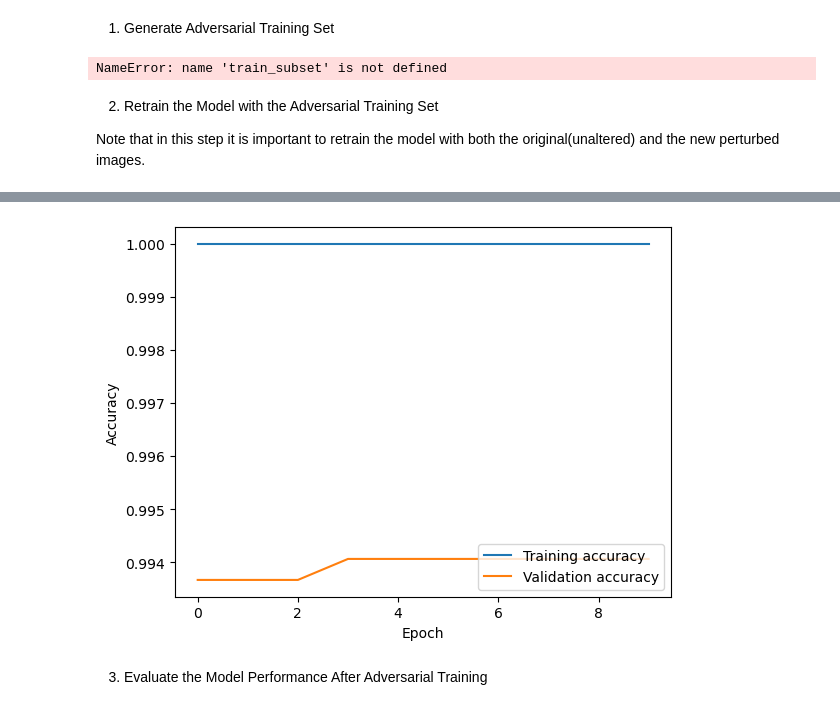
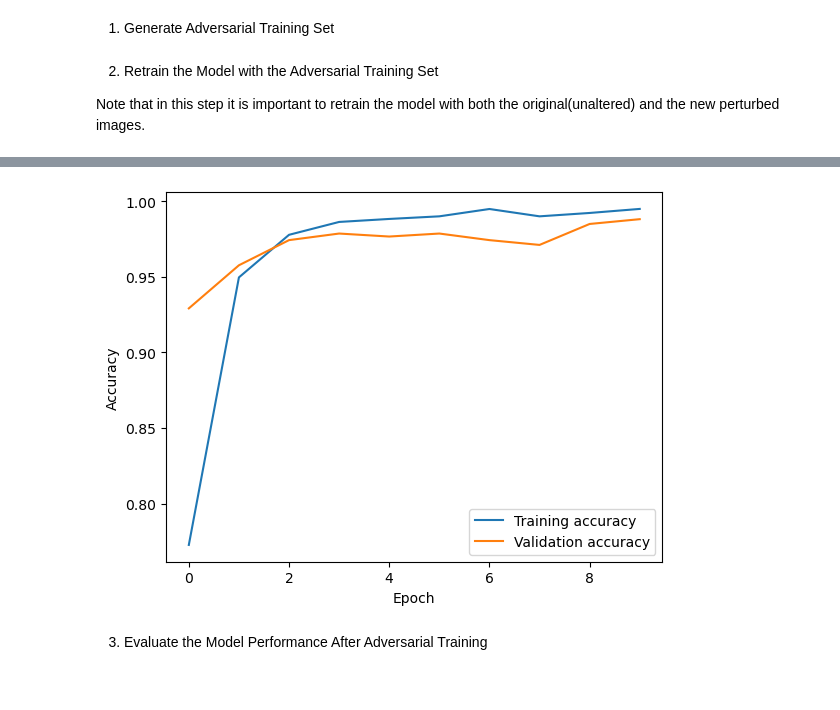
Before and after one commit to Ykanj/FDS-Final, a Jupyter notebook: Traffic_Sign_Recognition.ipynb, the cells around one changed output, grey strips where cells are left out. Cells and saved outputs as stored; diff of their text form; code cells hidden in the pictures.

```diff
--- a/Traffic_Sign_Recognition.ipynb
+++ b/Traffic_Sign_Recognition.ipynb
@@ -211,8 +215,8 @@ Clipping input data to the valid range for imshow with RGB data ([0..1] for floa
 1. Generate Adversarial Training Set
 # %%
 # Convert inputs to tensors
-train_subset_tensor = tf.convert_to_tensor(train_subset, dtype=tf.float32)
-train_labels_subset_tensor = tf.convert_to_tensor(train_labels_subset, dtype=tf.int64)
+train_subset_tensor = tf.convert_to_tensor(train_images, dtype=tf.float32)
+train_labels_subset_tensor = tf.convert_to_tensor(train_labels, dtype=tf.int64)
 
 # Train with a slightly higher epsilon for more intense but not entirely different perturbations
 epsilon = 0.05
@@ -220,24 +224,30 @@ epsilon = 0.05
 # Use the same function that was used before to generate new adversarial data to train the model on
 train_perturbations = create_adversarial_pattern(train_subset_tensor, train_labels_subset_tensor, model)
 adversarial_train_images = train_subset_tensor + train_perturbations * epsilon
-# %% [output]
-NameError: name 'train_subset' is not defined
 # %% [markdown]
 2. Retrain the Model with the Adversarial Training Set
 
 Note that in this step it is important to retrain the model with both the original(unaltered) and the new perturbed images.
+# %%
+# Create 2 different copies of the same model to test 2 possible defenses
+# Clone the original model
+model_adversarial_trained = tf.keras.models.clone_model(model)
+model_adversarial_trained.compile(optimizer='adam', loss='sparse_categorical_crossentropy', metrics=['accuracy'])
+model_adversarial_trained.set_weights(model.get_weights())
 # %%
-# Step 1: concatenate the images
+# Concatenate the training images and labels
 combined_train_images = np.concatenate([train_images, adversarial_train_images])
+combined_train_labels = np.concatenate([train_labels, train_labels_subset_tensor.numpy()])
 
-# Step 2: concatenate the labels
-combined_train_labels = np.concatenate([train_labels, train_labels_subset])
-
-# Step 3: Use the new concatenated data to retrain the model
-history_adversarial = model_adversarial_trained.fit(combined_train_images, combined_train_labels, epochs=10, validation_data=(val_images, val_labels))
+# Retrain the model
+history_adversarial = model_adversarial_trained.fit(
+    combined_train_images,
+    combined_train_labels,
+    epochs=10,
+    validation_data=(val_images, val_labels)
+)
 
 # Plot the accuracy against epochs
-
 plt.plot(history_adversarial.history['accuracy'], label='Training accuracy')
 plt.plot(history_adversarial.history['val_accuracy'], label='Validation accuracy')
 plt.xlabel('Epoch')
@@ -268,4 +278,4 @@ Epoch 10/10
-[figure, old version]
+[figure, new version]
 # %% [markdown]
 3. Evaluate the Model Performance After Adversarial Training
 # %%
```
Also changed, not shown: parts of 10 cells of this notebook, 1 other file.
